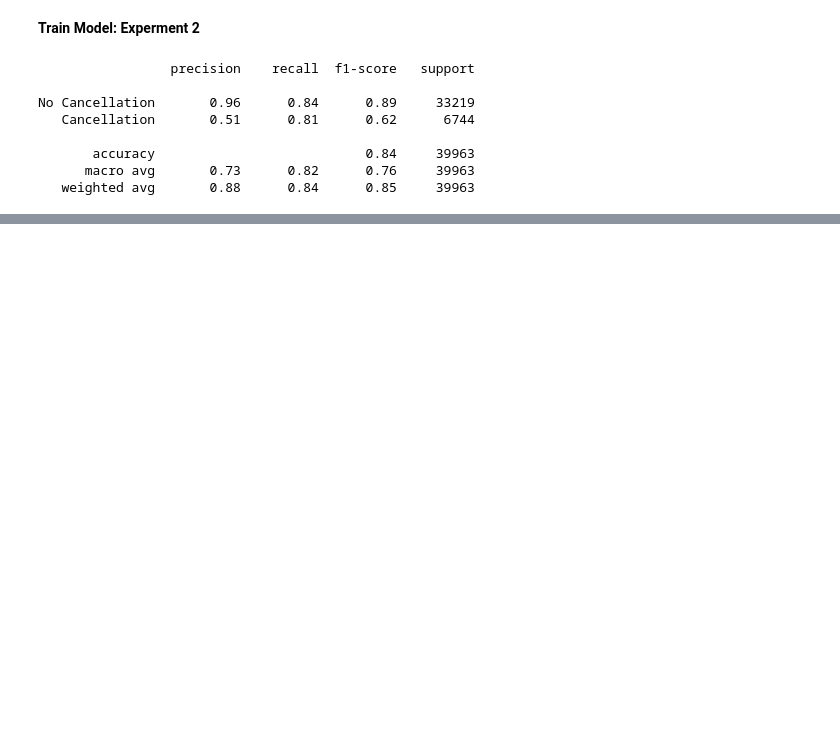
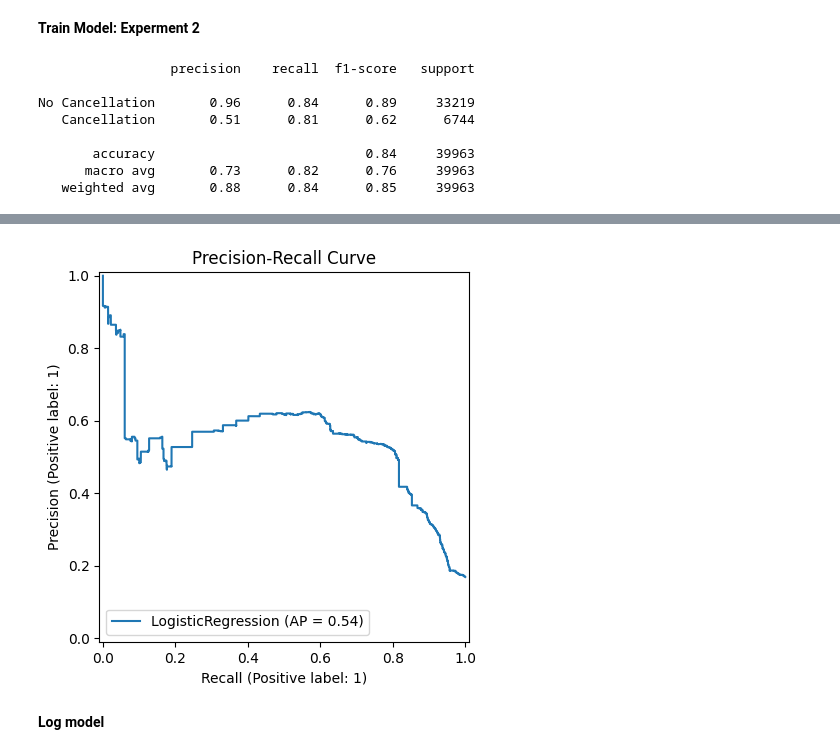
Before and after one commit to EstebanPerez25/TCA-Project, a Jupyter notebook: notebooks/data_science.ipynb, the cells around one changed output, grey strips where cells are left out. Saved outputs shown, nothing was run; the diff lists cells and outputs as text; code cells hidden in the pictures; blank space fills up the shorter version.

```diff
--- a/notebooks/data_science.ipynb
+++ b/notebooks/data_science.ipynb
@@ -178,14 +252,22 @@ params = {
     'random_state': 42
     }
 
-lg = LogisticRegression(**params)
+lr = LogisticRegression(**params)
 
-lg.fit(X_train, y_train)
+lr.fit(X_train, y_train)
 
 # Evaluation
-y_pred = lg.predict(X_test)
+y_pred = lr.predict(X_test)
 
 print(classification_report(y_test, y_pred, target_names=['No Cancellation', 'Cancellation']))
+
+precision = precision_score(y_test, y_pred)
+recall = recall_score(y_test, y_pred)
+f1 = f1_score(y_test, y_pred)
+accuracy = lr.score(X_test, y_test)
+y_scores = lr.predict_proba(X_test)[:, 1]
+average_precision = average_precision_score(y_test, y_scores)
+accuracy = accuracy_score(y_test, y_pred)
 # %% [output]
                  precision    recall  f1-score   support
 
@@ -195,3 +277,9 @@ No Cancellation       0.96      0.84      0.89     33219
        accuracy                           0.84     39963
       macro avg       0.73      0.82      0.76     39963
    weighted avg       0.88      0.84      0.85     39963
+# %%
+from sklearn.metrics import PrecisionRecallDisplay
+PrecisionRecallDisplay.from_estimator(lr, X_test, y_test)
+plt.title("Precision-Recall Curve")
+plt.show()
+# %% [output]
@@ -197,0 +287,3 @@ No Cancellation       0.96      0.84      0.89     33219
+[figure, added]
+# %% [markdown]
+**Log model**
```
Also changed, not shown: parts of 15 cells of this notebook, 10 other files.
